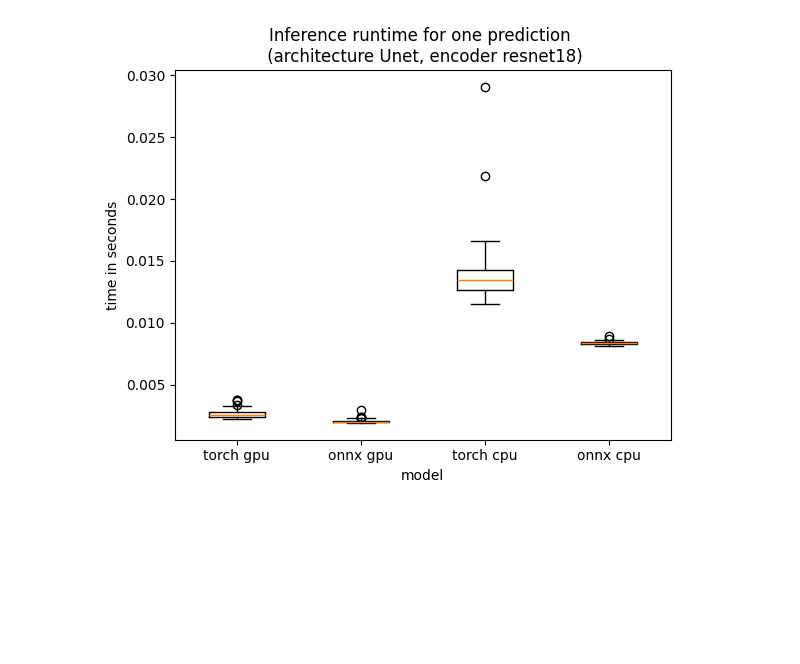
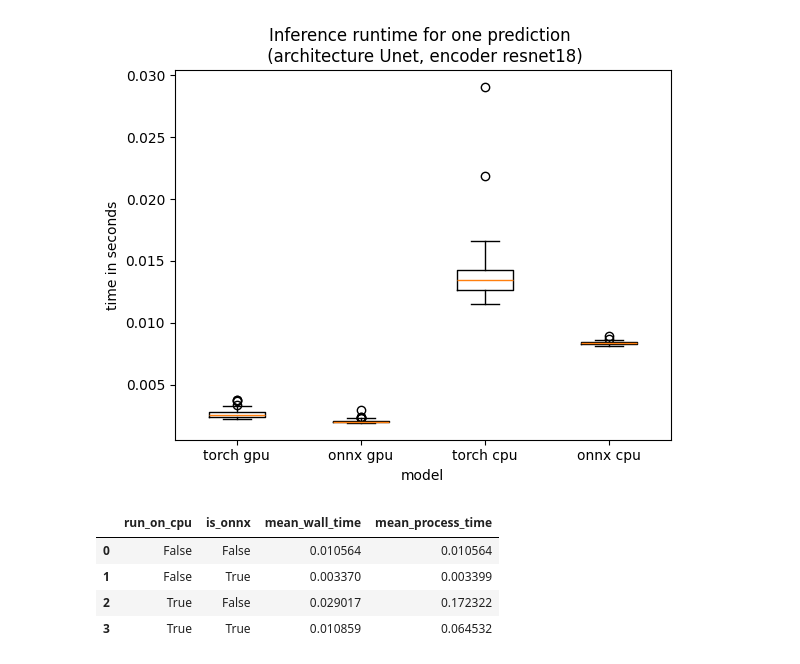
Before and after one commit to shortery/dp-dm-codes, a Jupyter notebook: src/inference_playground.ipynb, the cells around one changed output. Drawn from its saved outputs; the diff is of its cells as text; code cells hidden in the pictures; blank space fills up the shorter version.

Commit message:
add overall mean runtimes to inference_plagyground.ipynb

```diff
--- a/src/inference_playground.ipynb
+++ b/src/inference_playground.ipynb
@@ -299,3 +299,17 @@ plt.title(f"Inference runtime for one prediction \n (architecture {h_params['arc
 plt.show()
 # %% [output]
 [figure]
+# %%
+pd_runtimes["mean_wall_time"] = pd_runtimes["wall_time"].apply(np.mean)
+pd_runtimes["mean_process_time"] = pd_runtimes["process_time"].apply(np.mean)
+# %%
+grouped = pd_runtimes.groupby(["run_on_cpu", "is_onnx"])
+mean_runtimes = pd.DataFrame(grouped[["mean_wall_time", "mean_process_time"]].mean())
+mean_runtimes = mean_runtimes.reset_index()
+mean_runtimes
+# %% [output]
+|  | run_on_cpu | is_onnx | mean_wall_time | mean_process_time |
+| 0 | False | False | 0.010564 | 0.010564 |
+| 1 | False | True | 0.003370 | 0.003399 |
+| 2 | True | False | 0.029017 | 0.172322 |
+| 3 | True | True | 0.010859 | 0.064532 |
```
Also changed, not shown: parts of 1 cell of this notebook.
